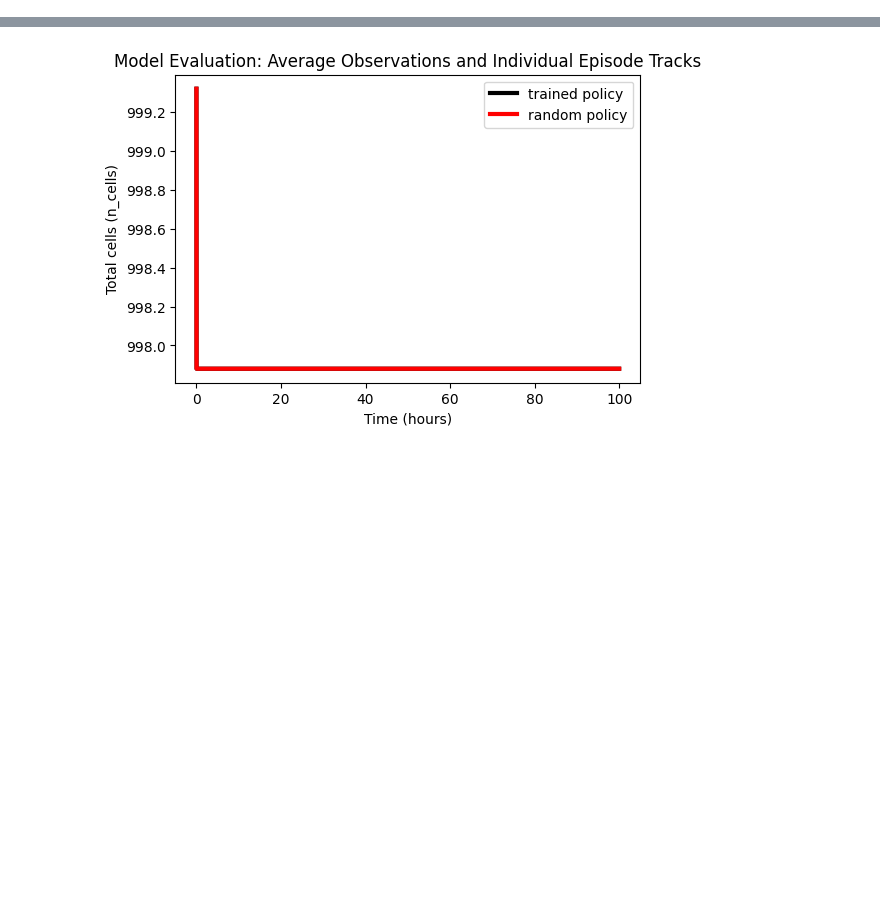
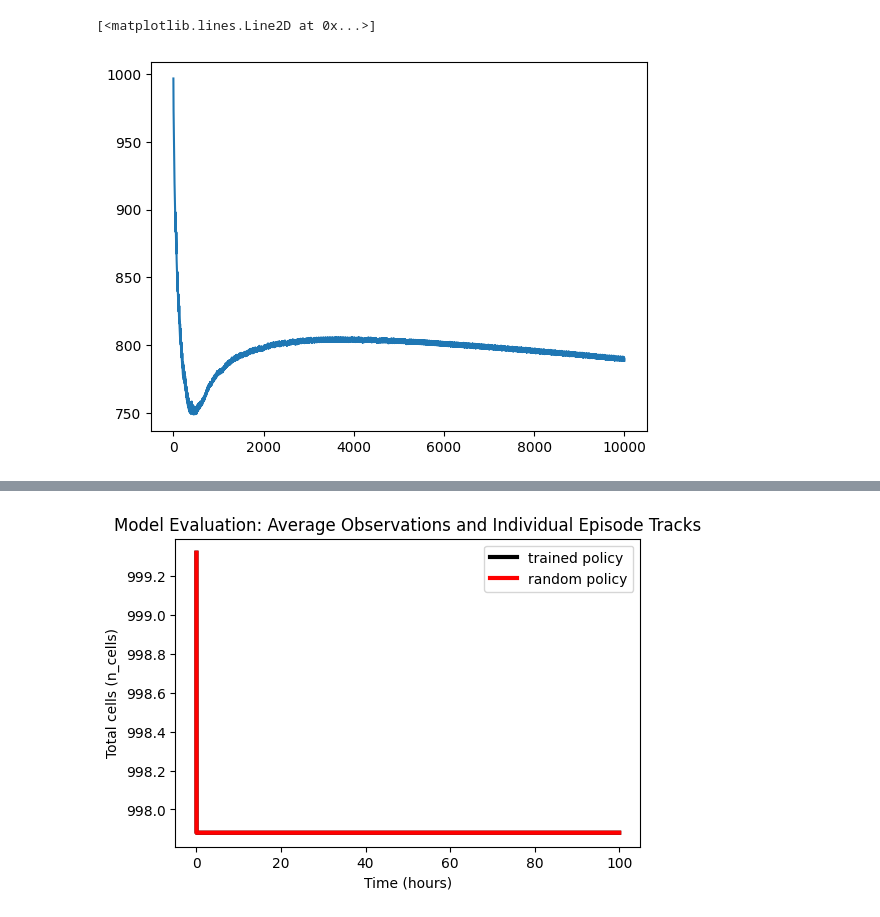
Before and after one commit to JacobHA/RL4Dosing, a Jupyter notebook: rl_eval.ipynb, the cells around one changed output, grey strips where cells are left out. Saved outputs shown, nothing was run; the diff lists cells and outputs as text; code cells hidden in the pictures; blank space fills up the shorter version.

```diff
--- a/rl_eval.ipynb
+++ b/rl_eval.ipynb
@@ -20,6 +28,11 @@ model_str = f"{WANDB_DIR}/sweep-models/silver-sweep-360/best_model.zip"
 eval_env = CellEnv(**env_args)
 
 all_obs, all_actions, all_fractions = evaluate_model(env_args, 1, model_str, multiprocess=True)
+# %%
+plt.plot(all_obs.mean(axis=0))
+# %% [output]
+[<matplotlib.lines.Line2D at 0x...>]
+[figure, added]
 # %%
 on_obs, on_actions, on_fractions = evaluate_model(env_args, 2, 'on', multiprocess=True)
 off_obs, off_actions, off_fractions = evaluate_model(env_args, 2, 'off', multiprocess=True)
```
Also changed, not shown: parts of 11 cells of this notebook, 8 other files.
